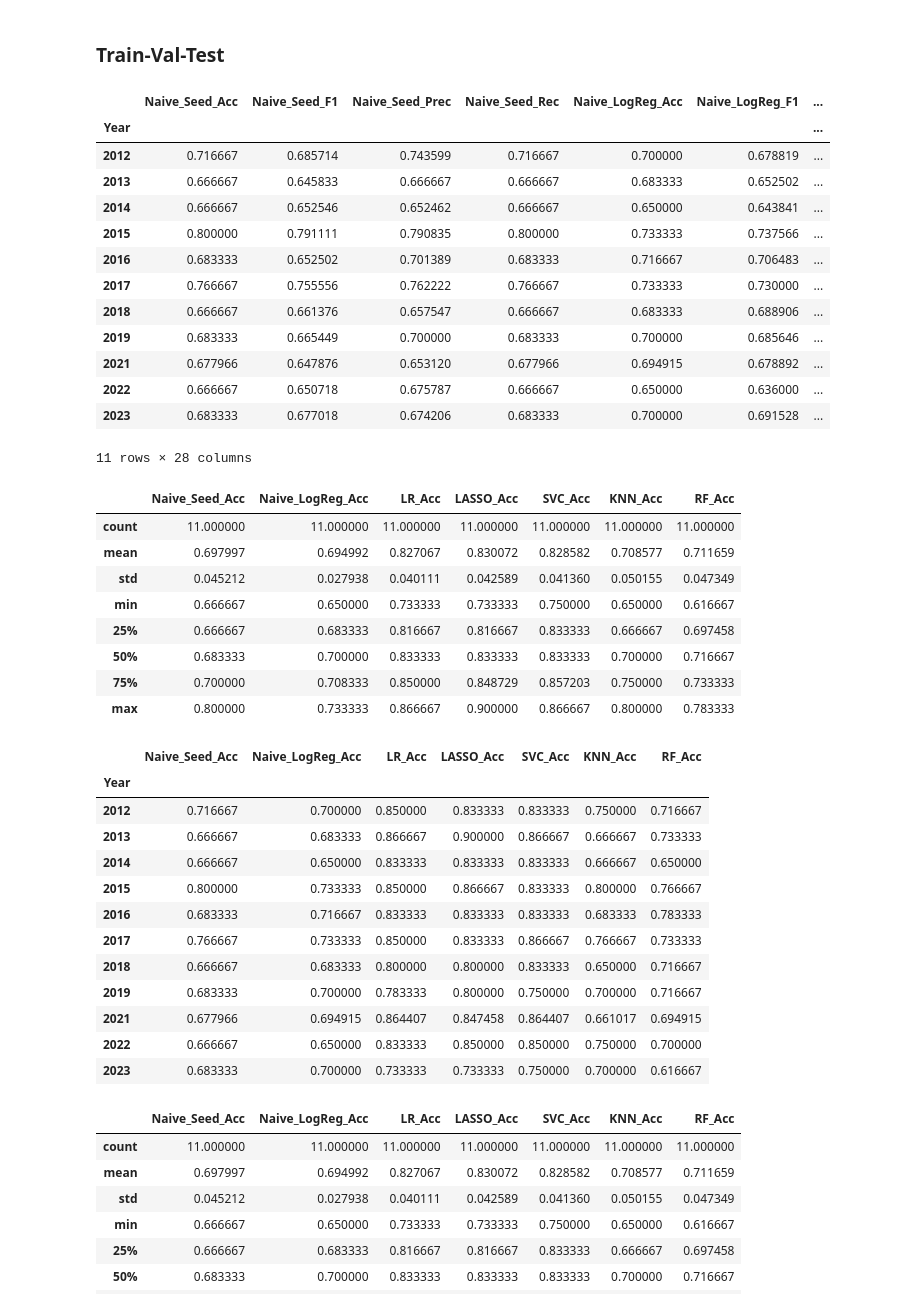
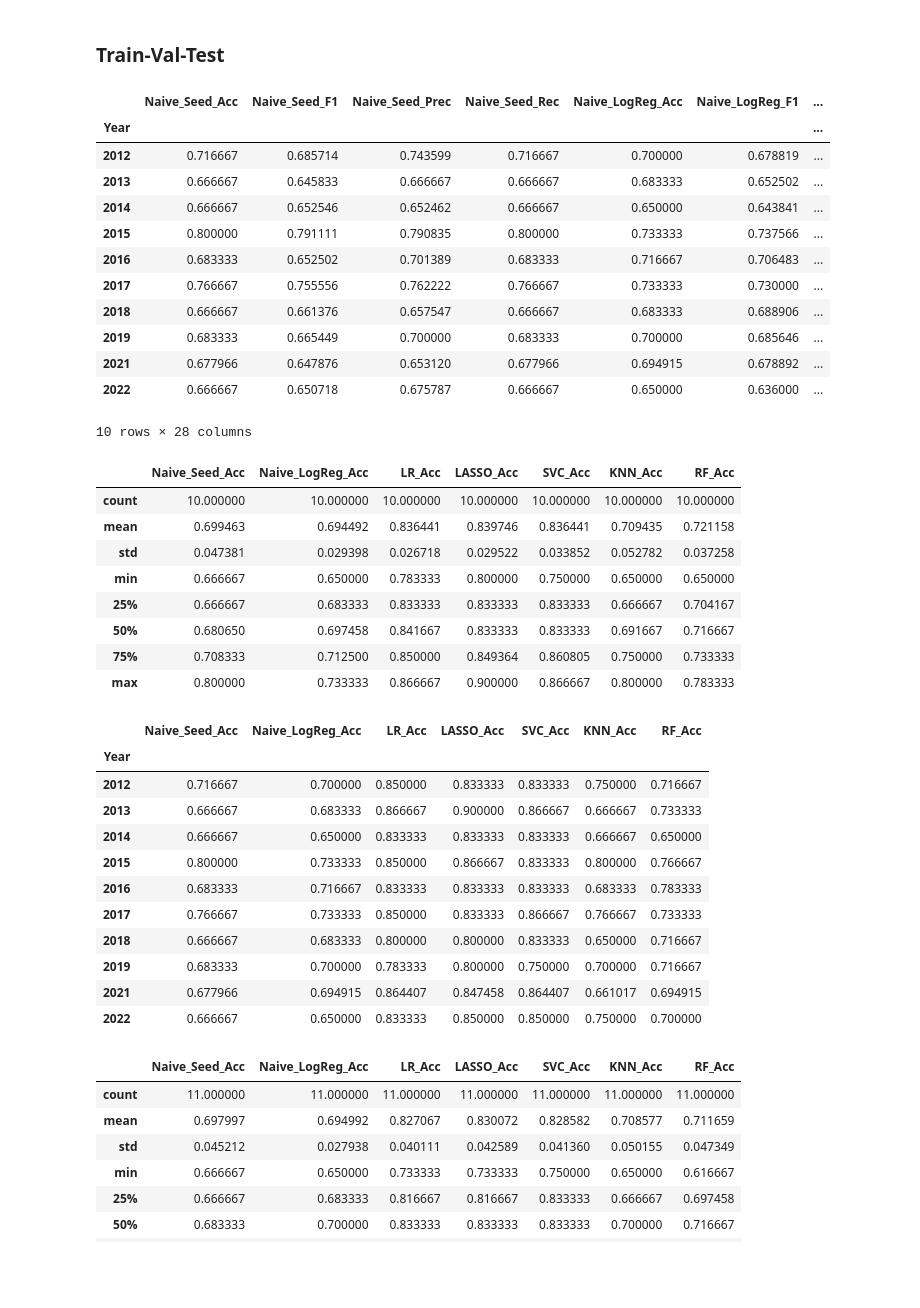
Before and after one commit to yiyoufan/NCAA_Prediction, a Jupyter notebook: explorer2.ipynb, the cells around one changed output. Drawn from its saved outputs; the diff is of its cells as text; code cells hidden in the pictures; blank space fills up the shorter version.

```diff
--- a/explorer2.ipynb
+++ b/explorer2.ipynb
@@ -790,9 +843,9 @@ acc_df.describe()
 # %%
 # 1. Setup Data Splits
 # Validation logic (Historical years)
-val_years = sorted(df_for_modeling[df_for_modeling['YEAR'] < 2024]['YEAR'].unique())
+val_years = sorted(df_for_modeling[df_for_modeling['YEAR'] < 2023]['YEAR'].unique())
 # Test logic (The "Blind" years)
-test_years = [2024, 2025]
+test_years = [2023, 2024, 2025]
 
 all_results = []
 naive_logreg_features = ['SEED DIFF', 'CURRENT ROUND', 'kp_pre_PRESEASON KADJ EM_DIFF']
@@ -866,35 +919,34 @@ for year in test_years:
 
     X_test_fold = test_fold.drop(columns=['YEAR', 'TEAM 1 WIN'])
     y_test_fold = test_fold['TEAM 1 WIN']
 
     # Repeat the prediction logic exactly as above, but for the test year...
     # (Abbreviated here to ensure clarity: you repeat the model fits on X_train_full)
     # ...
     # [Insert similar fit/predict logic here for the test_fold]
     # ...
     # all_results.append(test_row)
 
 # 5. Construct Final Big Dataframe
 metric_names = ['Acc', 'F1', 'Prec', 'Rec']
 model_names = ['Naive_Seed', 'Naive_LogReg', 'LR', 'LASSO', 'SVC', 'KNN', 'RF']
 cols = ['Year'] + [f"{m}_{met}" for m in model_names for met in metric_names]
 performance_df = pd.DataFrame(all_results, columns=cols).set_index('Year')
 display(performance_df)
 # %% [output]
 |  | Naive_Seed_Acc | Naive_Seed_F1 | Naive_Seed_Prec | Naive_Seed_Rec | Naive_LogReg_Acc | Naive_LogReg_F1 | ... |
 | Year |  |  |  |  |  |  | ... |
 | 2012 | 0.716667 | 0.685714 | 0.743599 | 0.716667 | 0.700000 | 0.678819 | ... |
 | 2013 | 0.666667 | 0.645833 | 0.666667 | 0.666667 | 0.683333 | 0.652502 | ... |
 | 2014 | 0.666667 | 0.652546 | 0.652462 | 0.666667 | 0.650000 | 0.643841 | ... |
 | 2015 | 0.800000 | 0.791111 | 0.790835 | 0.800000 | 0.733333 | 0.737566 | ... |
 | 2016 | 0.683333 | 0.652502 | 0.701389 | 0.683333 | 0.716667 | 0.706483 | ... |
 | 2017 | 0.766667 | 0.755556 | 0.762222 | 0.766667 | 0.733333 | 0.730000 | ... |
 | 2018 | 0.666667 | 0.661376 | 0.657547 | 0.666667 | 0.683333 | 0.688906 | ... |
 | 2019 | 0.683333 | 0.665449 | 0.700000 | 0.683333 | 0.700000 | 0.685646 | ... |
 | 2021 | 0.677966 | 0.647876 | 0.653120 | 0.677966 | 0.694915 | 0.678892 | ... |
 | 2022 | 0.666667 | 0.650718 | 0.675787 | 0.666667 | 0.650000 | 0.636000 | ... |
-| 2023 | 0.683333 | 0.677018 | 0.674206 | 0.683333 | 0.700000 | 0.691528 | ... |
-11 rows × 28 columns
+10 rows × 28 columns
 # %%
 performance_df.to_csv("Model Performances Train-Validation.csv")
 # %%
@@ -903,13 +955,13 @@ acc_df = performance_df[acc_cols]
 acc_df.describe()
 # %% [output]
 |  | Naive_Seed_Acc | Naive_LogReg_Acc | LR_Acc | LASSO_Acc | SVC_Acc | KNN_Acc | RF_Acc |
-| count | 11.000000 | 11.000000 | 11.000000 | 11.000000 | 11.000000 | 11.000000 | 11.000000 |
-| mean | 0.697997 | 0.694992 | 0.827067 | 0.830072 | 0.828582 | 0.708577 | 0.711659 |
-| std | 0.045212 | 0.027938 | 0.040111 | 0.042589 | 0.041360 | 0.050155 | 0.047349 |
-| min | 0.666667 | 0.650000 | 0.733333 | 0.733333 | 0.750000 | 0.650000 | 0.616667 |
-| 25% | 0.666667 | 0.683333 | 0.816667 | 0.816667 | 0.833333 | 0.666667 | 0.697458 |
-| 50% | 0.683333 | 0.700000 | 0.833333 | 0.833333 | 0.833333 | 0.700000 | 0.716667 |
-| 75% | 0.700000 | 0.708333 | 0.850000 | 0.848729 | 0.857203 | 0.750000 | 0.733333 |
+| count | 10.000000 | 10.000000 | 10.000000 | 10.000000 | 10.000000 | 10.000000 | 10.000000 |
+| mean | 0.699463 | 0.694492 | 0.836441 | 0.839746 | 0.836441 | 0.709435 | 0.721158 |
+| std | 0.047381 | 0.029398 | 0.026718 | 0.029522 | 0.033852 | 0.052782 | 0.037258 |
+| min | 0.666667 | 0.650000 | 0.783333 | 0.800000 | 0.750000 | 0.650000 | 0.650000 |
+| 25% | 0.666667 | 0.683333 | 0.833333 | 0.833333 | 0.833333 | 0.666667 | 0.704167 |
+| 50% | 0.680650 | 0.697458 | 0.841667 | 0.833333 | 0.833333 | 0.691667 | 0.716667 |
+| 75% | 0.708333 | 0.712500 | 0.850000 | 0.849364 | 0.860805 | 0.750000 | 0.733333 |
 | max | 0.800000 | 0.733333 | 0.866667 | 0.900000 | 0.866667 | 0.800000 | 0.783333 |
 # %%
 acc_df
@@ -926,7 +978,6 @@ acc_df
 | 2019 | 0.683333 | 0.700000 | 0.783333 | 0.800000 | 0.750000 | 0.700000 | 0.716667 |
 | 2021 | 0.677966 | 0.694915 | 0.864407 | 0.847458 | 0.864407 | 0.661017 | 0.694915 |
 | 2022 | 0.666667 | 0.650000 | 0.833333 | 0.850000 | 0.850000 | 0.750000 | 0.700000 |
-| 2023 | 0.683333 | 0.700000 | 0.733333 | 0.733333 | 0.750000 | 0.700000 | 0.616667 |
 # %%
 acc_df.describe()
 # %% [output]
```
Also changed, not shown: parts of 48 cells of this notebook, 5 other files.
